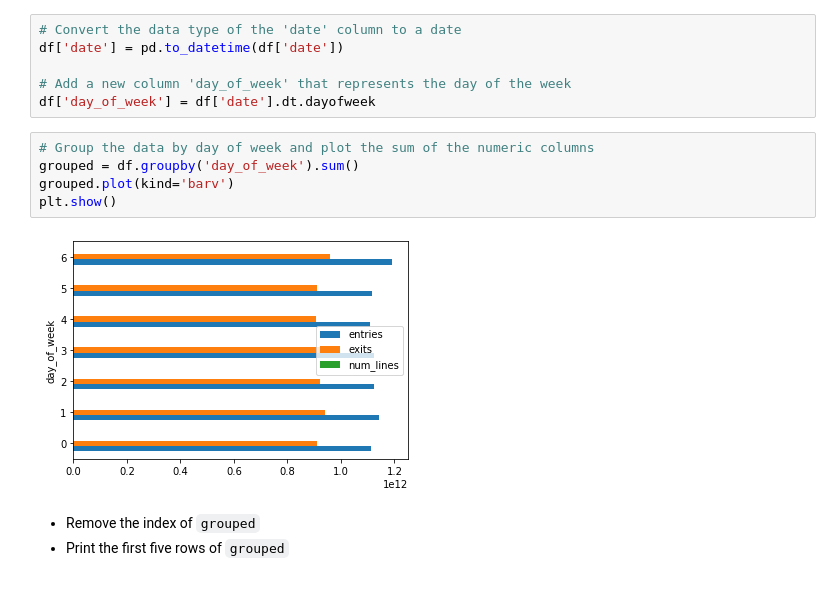
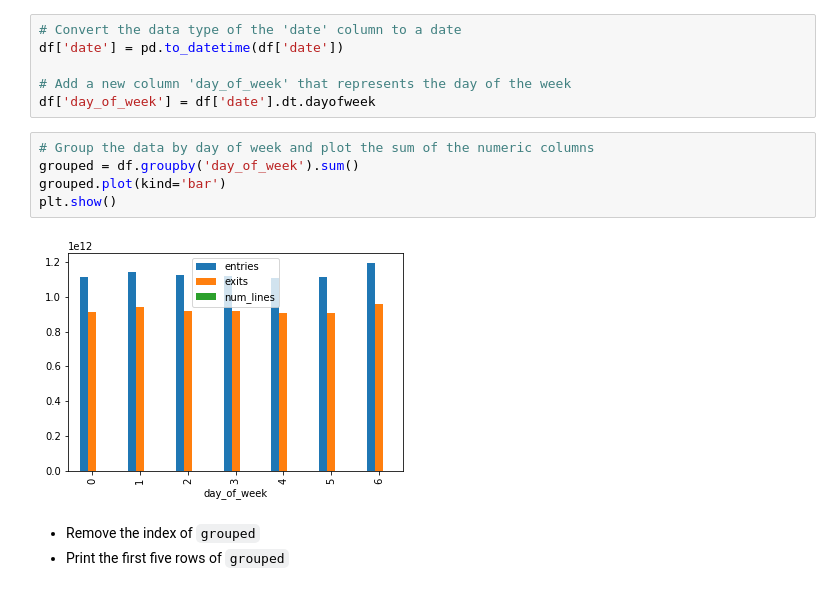
Before and after one commit to ericrearwin/dsc-enterprise-chevron-pandas-series-and-dataframes-lab-chevron-dataeng-100419, a Jupyter notebook: index.ipynb, the cells around one changed output. Saved outputs shown, nothing was run; the diff lists cells and outputs as text.

```diff
--- a/index.ipynb
+++ b/index.ipynb
@@ -119,10 +119,10 @@ df['day_of_week'] = df['date'].dt.dayofweek
 # %%
 # Group the data by day of week and plot the sum of the numeric columns
 grouped = df.groupby('day_of_week').sum()
-grouped.plot(kind='barv')
+grouped.plot(kind='bar')
 plt.show()
 # %% [output]
-[figure, old version]
+[figure, new version]
 # %% [markdown]
 - Remove the index of `grouped`
 - Print the first five rows of `grouped`
```
